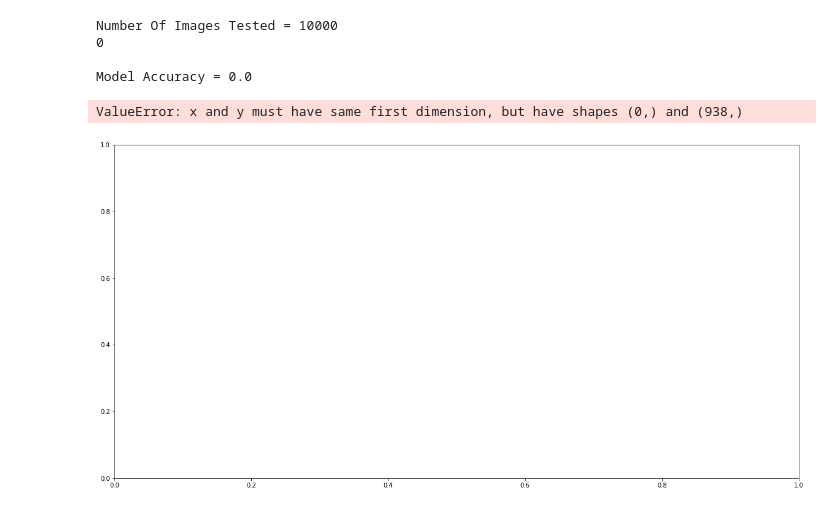
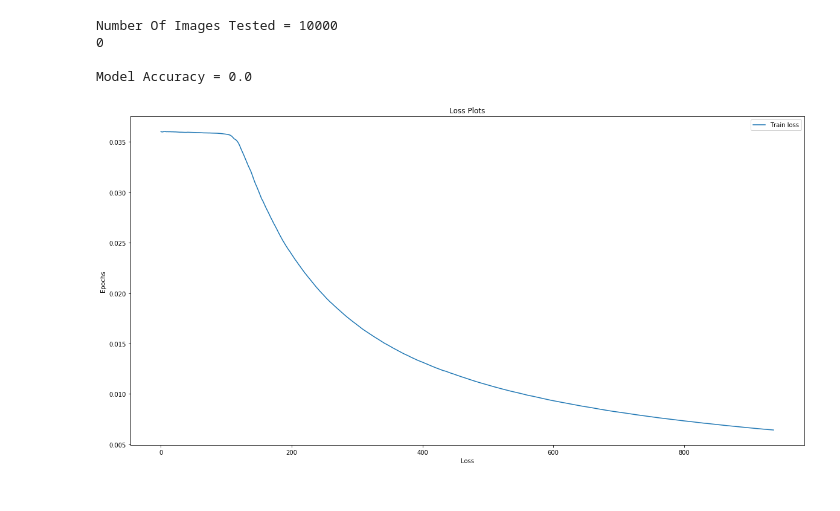
Before and after one commit to agroshar/DIT411-Introduction-to-AI, a Jupyter notebook: Project1-mikael.ipynb, the cells around one changed output. Saved outputs shown, nothing was run; the diff lists cells and outputs as text; code cells hidden in the pictures.

Commit message:
gpu fix + loss plot

```diff
--- a/Project1-mikael.ipynb
+++ b/Project1-mikael.ipynb
@@ -35,11 +35,13 @@ torch.manual_seed(random_seed)
 
 torch.backends.cudnn.enabled = True
 
-#if torch.cuda.is_available():
-#    dev = "cuda:0"
-#else:
-#    dev = "cpu"
-#device = torch.device(dev)
+run_on_gpu = True
+if torch.cuda.is_available():
+    dev = "cuda:0"
+else:
+    dev = "cpu"
+    run_on_gpu = False
+device = torch.device(dev)
 # %% [markdown]
 The following code blocks provides the data set with handwritten digits. It converts the images into Pytorch tensors and normalizes the pixels into the range 0 to 1.
 # %%
@@ -85,14 +87,12 @@ def train_model(model):
     accuracies = []
     losses = []
     total_loss = 0
-    foo = 0
     for n in range(0, epochs):
         for (batch_index, (images, labels)) in enumerate(training_set):
             (accuracy, loss) = model.fit(images, labels)
             accuracies.append(accuracy)
             total_loss += loss
-            foo += images.size(0)
-            losses.append(total_loss / foo)
+            losses.append(total_loss / (n + 1))
 
     return (accuracies, losses)
 # %% [markdown]
@@ -162,6 +163,9 @@ class Model(nn.Module):
         else:
             raise Exception('Invalid criterion')
 
+        if run_on_gpu:
+            self.to(device)
+
 
     def get_activation_function(self):
         fun = self.hyper_params['activation_function']
@@ -180,8 +184,9 @@ class Model(nn.Module):
 
 
     def fit(self, tensor, labels):
-        #tensor = tensor.to(device)
-        #labels = labels.to(device)
+        if run_on_gpu:
+            tensor = tensor.to(device)
+            labels = labels.to(device)
         result = self(tensor)
 
         self.optimizer.zero_grad()
@@ -432,12 +433,11 @@ Number Of Images Tested = 10000
 Model Accuracy = 0.0
 # %%
 fig=plt.figure(figsize=(20, 10))
-plt.plot(np.arange(1, 1), total_loss, label="Train loss")
+plt.plot(np.arange(0, len(total_loss)), total_loss, label="Train loss")
 plt.xlabel('Loss')
 plt.ylabel('Epochs')
 plt.title("Loss Plots")
 plt.legend(loc='upper right')
 plt.show()
 # %% [output]
-ValueError: x and y must have same first dimension, but have shapes (0,) and (938,)
-[figure, old version]
+[figure, new version]
```
Also changed, not shown: parts of 5 cells of this notebook.
